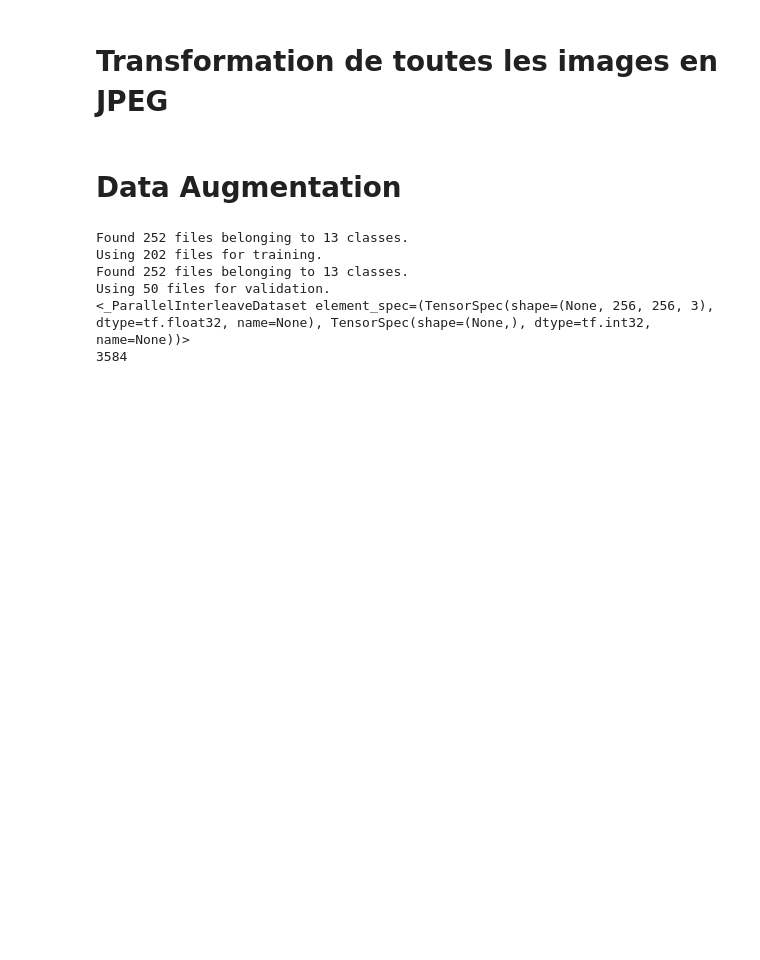
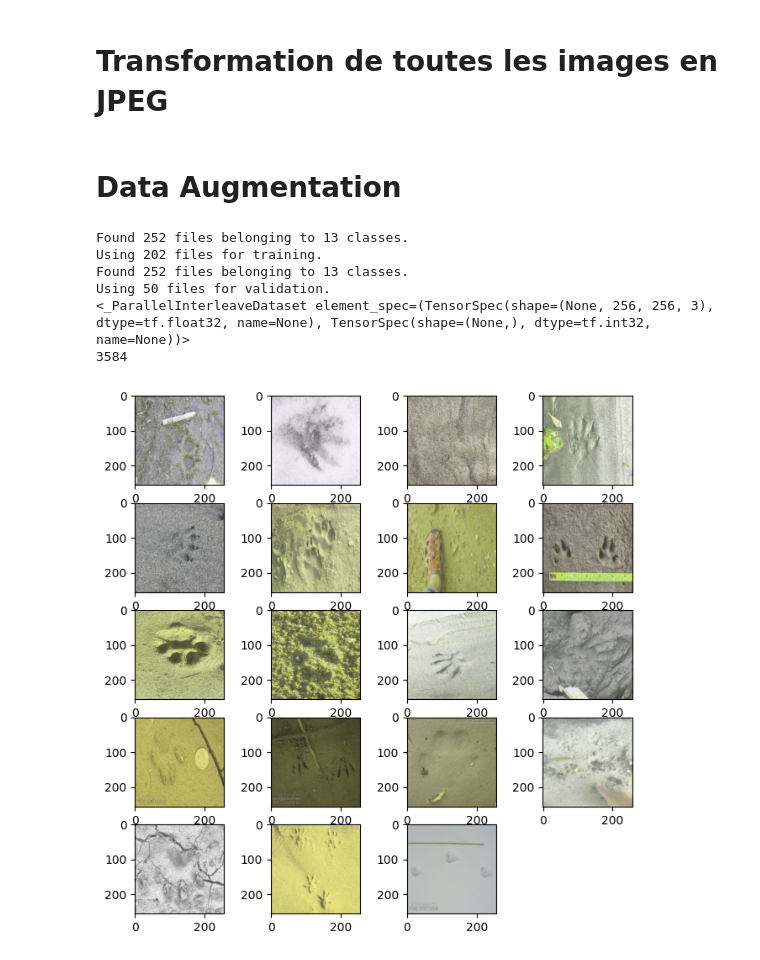
Before and after one commit to Spokay/Wildlens_CNN, a Jupyter notebook: notebooks/ETL.ipynb, the cells around one changed output. Saved outputs shown, nothing was run; the diff lists cells and outputs as text; code cells hidden in the pictures; blank space fills up the shorter version.

```diff
--- a/notebooks/ETL.ipynb
+++ b/notebooks/ETL.ipynb
@@ -43,13 +45,14 @@ print(image_count)
 
 from keras.src.utils import image_dataset_from_directory
 from tensorflow.data import Dataset
+from random import randint
 
 batch_size = 32
 
 train_ds = image_dataset_from_directory(
     "/home/shared/Mammiferes",
     batch_size=batch_size,
-    image_size = (256, 256),
+    image_size=(256, 256),
     validation_split=0.2,
     subset="training",
     seed=47
@@ -57,7 +60,7 @@ train_ds = image_dataset_from_directory(
 val_ds = image_dataset_from_directory(
     "/home/shared/Mammiferes",
     batch_size=batch_size,
-    image_size = (256, 256),
+    image_size=(256, 256),
     validation_split=0.2,
     subset="validation",
     seed=47
@@ -72,6 +75,13 @@ def resize_and_rescale(x, y):
     x = tf.image.resize(x, [image_width, image_height])
     x = (x / 255.0)
     x = tf.cast(x, tf.float32)
+    return x, y
+
+def rotate_tensor(x, y):
+    tf.image.rot90(
+        x,
+        randint(1, 3)
+    )
     return x, y
 
 
@@ -91,7 +101,17 @@ def augment(x_y, seed):
         x, max_delta=0.2, seed=new_seed)
 
     x = tf.image.stateless_random_flip_left_right(
-       x, seed=new_seed
+        x, seed=new_seed
+    )
+
+    x = tf.image.stateless_random_flip_up_down(
+        x, seed=new_seed
+    )
+
+    x, y = rotate_tensor(x, y)
+
+    x = tf.image.stateless_random_hue(
+        x, max_delta=0.2, seed=new_seed
     )
 
     x = tf.image.stateless_random_contrast(
@@ -105,44 +125,43 @@ def augment(x_y, seed):
 
     return x, y
 
 
 def apply_augmentation(dataset: Dataset) -> Dataset:
     datasets = []
     for _ in range(16):
-            datasets.append(dataset.map(augment_and_make_seed))
-
+        datasets.append(dataset.map(augment_and_make_seed))
 
     final_ds = tf.data.Dataset.from_tensor_slices(datasets)
 
     concat_ds = final_ds.interleave(
         lambda x: x,
         cycle_length=1,
         num_parallel_calls=tf.data.AUTOTUNE,
     )
 
     return concat_ds
 
 
 augmented_train_dataset = train_ds.apply(apply_augmentation)
 print(augmented_train_dataset)
 
+length_dataset = augmented_train_dataset.reduce(0, lambda x, _: x + 1).numpy()
+print(length_dataset * batch_size)
 
-length_dataset = augmented_train_dataset.reduce(0, lambda x,_: x+1).numpy()
-print(length_dataset * batch_size)
-#
-# for batch in augmented_train_dataset.take(2):
-#     fig = plt.figure(figsize=(8, 8))
-#     columns = 4
-#     rows = 5
-#     for i in range(1, columns*rows):
-#         fig.add_subplot(rows, columns, i)
-#         plt.imshow(batch[0][i])
-#
-#     plt.show()
+for batch in augmented_train_dataset.take(2):
+    fig = plt.figure(figsize=(8, 8))
+    columns = 4
+    rows = 5
+    for i in range(1, columns*rows):
+        fig.add_subplot(rows, columns, i)
+        plt.imshow(batch[0][i])
+
+    plt.show()
 # %% [output]
 Found 252 files belonging to 13 classes.
 Using 202 files for training.
 Found 252 files belonging to 13 classes.
 Using 50 files for validation.
 <_ParallelInterleaveDataset element_spec=(TensorSpec(shape=(None, 256, 256, 3), dtype=tf.float32, name=None), TensorSpec(shape=(None,), dtype=tf.int32, name=None))>
 3584
+[figure, added]
```
Also changed, not shown: parts of 2 cells of this notebook.
